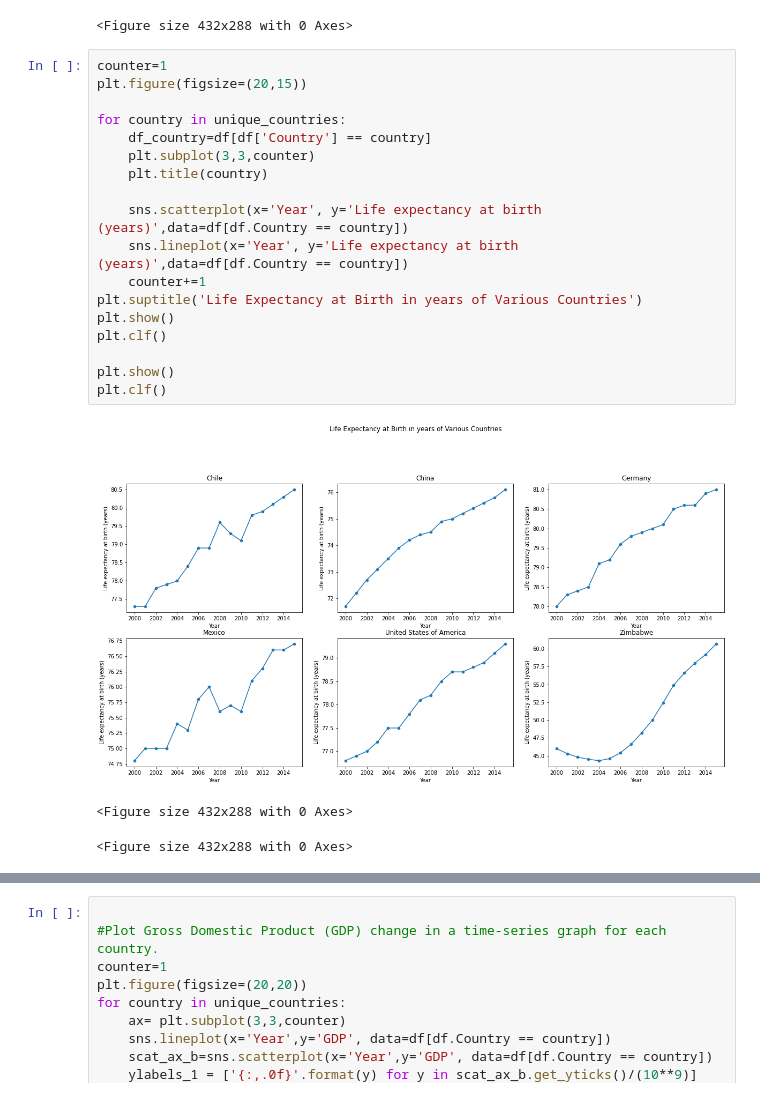
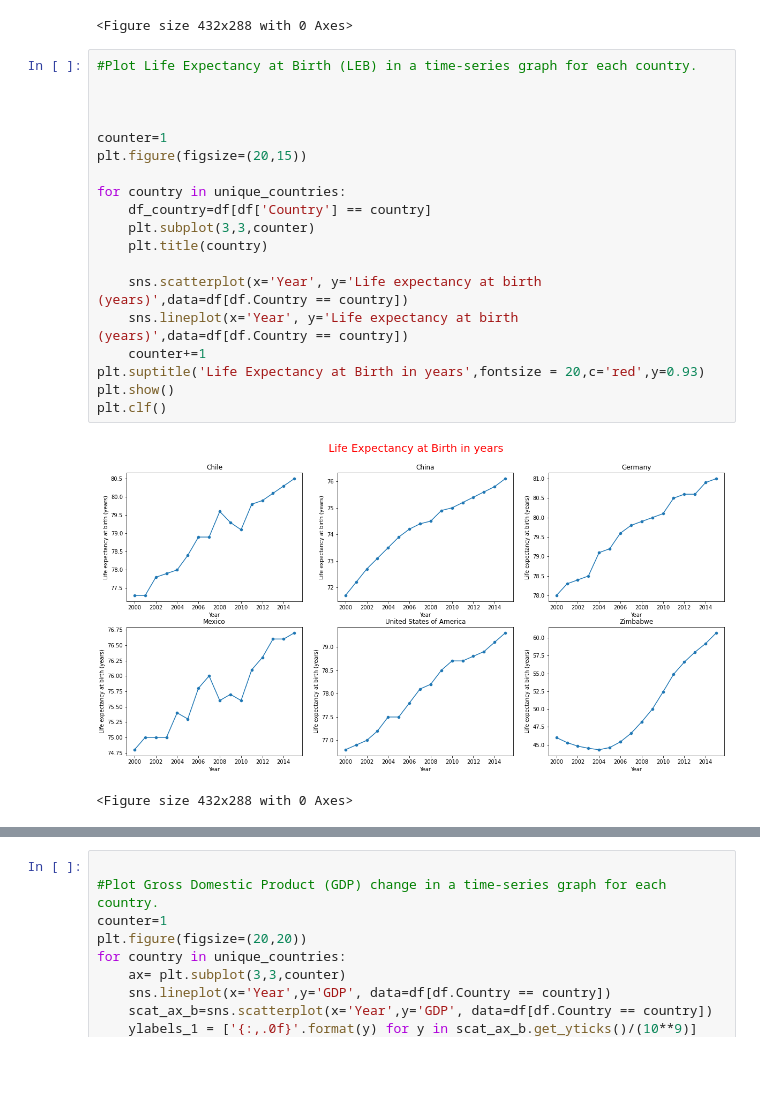
Before and after one commit to egecalay/Life-Expectancy-and-GDP, a Jupyter notebook: life_expectancy_gdp.ipynb, the cells around one changed output, grey strips where cells are left out. Drawn from its saved outputs; the diff is of its cells as text; blank space fills up the shorter version.

```diff
--- a/life_expectancy_gdp.ipynb
+++ b/life_expectancy_gdp.ipynb
@@ -189,24 +193,24 @@ plt.clf()
 [figure]
 <Figure size 432x288 with 0 Axes>
 # %%
+#Plot Life Expectancy at Birth (LEB) in a time-series graph for each country.
+
+
+
 counter=1
 plt.figure(figsize=(20,15))
 
 for country in unique_countries:
     df_country=df[df['Country'] == country]
     plt.subplot(3,3,counter)
     plt.title(country)
 
     sns.scatterplot(x='Year', y='Life expectancy at birth (years)',data=df[df.Country == country])
     sns.lineplot(x='Year', y='Life expectancy at birth (years)',data=df[df.Country == country])
     counter+=1
-plt.suptitle('Life Expectancy at Birth in years of Various Countries')
+plt.suptitle('Life Expectancy at Birth in years',fontsize = 20,c='red',y=0.93)
 plt.show()
 plt.clf()
-
-plt.show()
-plt.clf()
 # %% [output]
-[figure, old version]
+[figure, new version]
 <Figure size 432x288 with 0 Axes>
-<Figure size 432x288 with 0 Axes>
```
Also changed, not shown: parts of 3 cells of this notebook.
